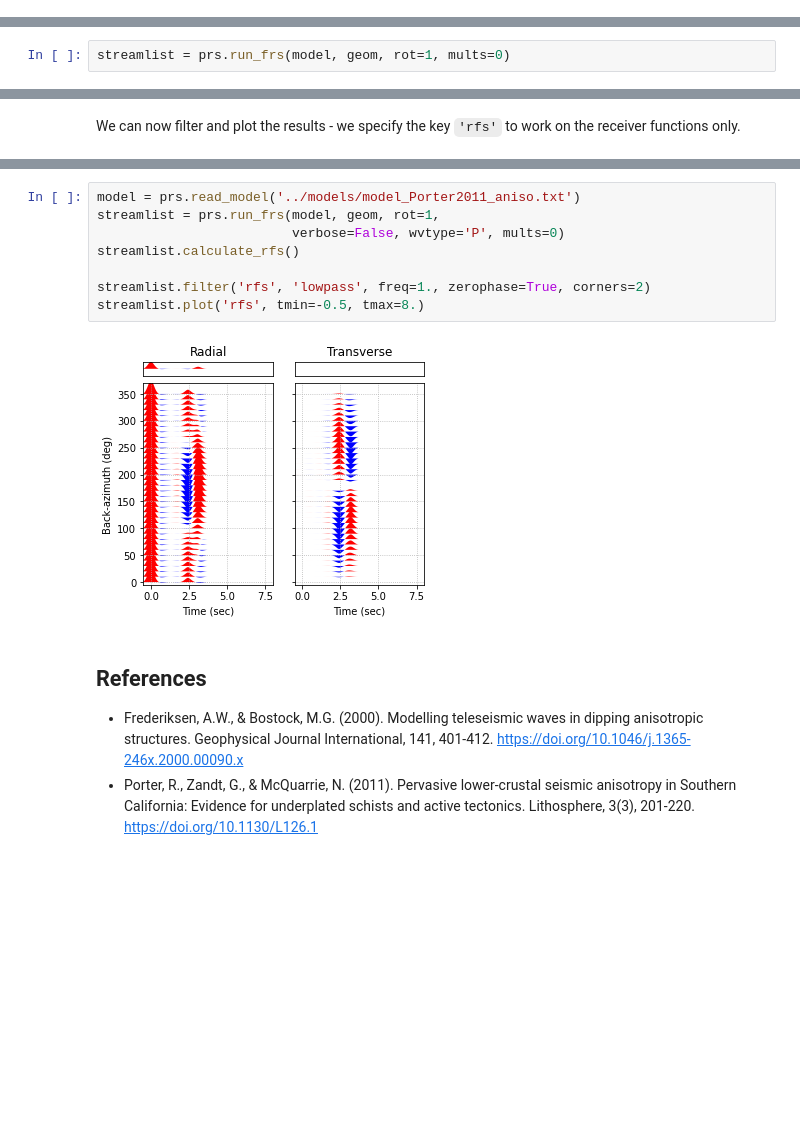
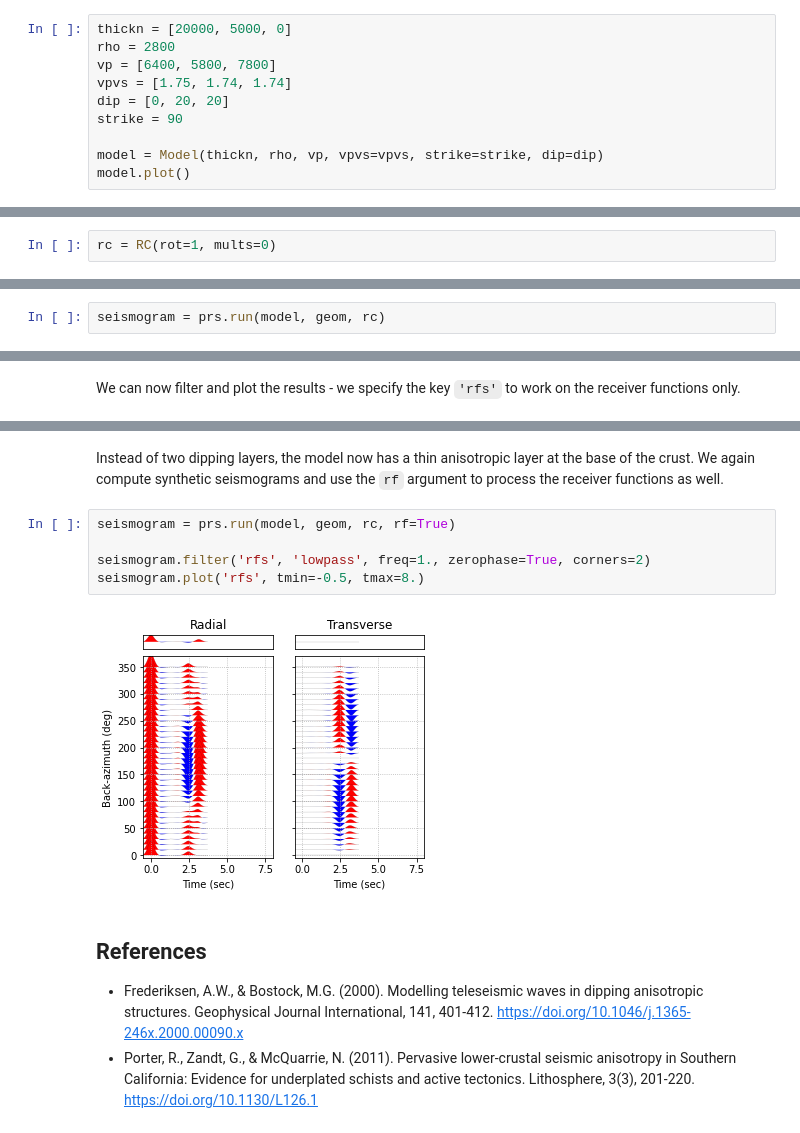
Before and after one commit to paudetseis/PyRaysum, a Jupyter notebook: pyraysum/examples/notebooks/sim_Porter2011.ipynb, the cells around one changed output, grey strips where cells are left out. Drawn from its saved outputs; the diff is of its cells as text; blank space fills up the shorter version.

Commit message:
Notebook sim_Porter_2011 with new syntax and without references to model files

```diff
--- a/pyraysum/examples/notebooks/sim_Porter2011.ipynb
+++ b/pyraysum/examples/notebooks/sim_Porter2011.ipynb
@@ -19,0 +22,10 @@ model = prs.read_model('../models/model_Porter2011_dip.txt')
+# %%
+thickn = [20000, 5000, 0]
+rho = 2800
+vp = [6400, 5800, 7800]
+vpvs = [1.75, 1.74, 1.74]
+dip = [0, 20, 20]
+strike = 90
+
+model = Model(thickn, rho, vp, vpvs=vpvs, strike=strike, dip=dip)
+model.plot()
@@ -22,2 +36,2 @@ Run the simulation. Here we specify the argument `rot=1` to produce seismograms
 # %%
-streamlist = prs.run_frs(model, geom, rot=1, mults=0)
+rc = RC(rot=1, mults=0)
@@ -24 +40,3 @@ streamlist = prs.run_frs(model, geom, rot=1, mults=0)
+# %%
+seismogram = prs.run(model, geom, rc)
 # %% [markdown]
@@ -67,13 +95,12 @@ Now let's reproduce the second case with the anisotropic lower crustal layer. We
+# %% [markdown]
+Instead of two dipping layers, the model now has a thin anisotropic layer at the base of the crust. We again compute synthetic seismograms and use the `rf` argument to process the receiver functions as well.
 # %%
-model = prs.read_model('../models/model_Porter2011_aniso.txt')
-streamlist = prs.run_frs(model, geom, rot=1,
-                         verbose=False, wvtype='P', mults=0)
-streamlist.calculate_rfs()
+seismogram = prs.run(model, geom, rc, rf=True)
 
-streamlist.filter('rfs', 'lowpass', freq=1., zerophase=True, corners=2)
-streamlist.plot('rfs', tmin=-0.5, tmax=8.)
+seismogram.filter('rfs', 'lowpass', freq=1., zerophase=True, corners=2)
+seismogram.plot('rfs', tmin=-0.5, tmax=8.)
 # %% [output]
-[figure, old version]
+[figure, new version]
 # %% [markdown]
 ## References
 
```
Also changed, not shown: parts of 16 cells of this notebook.
